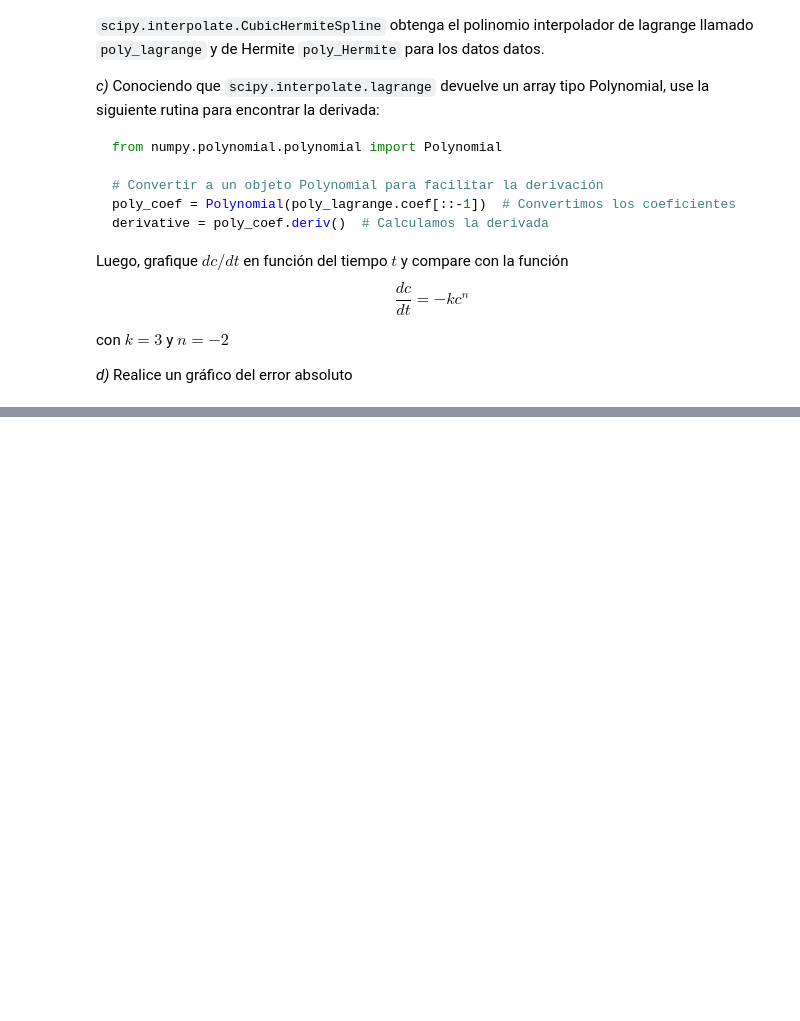
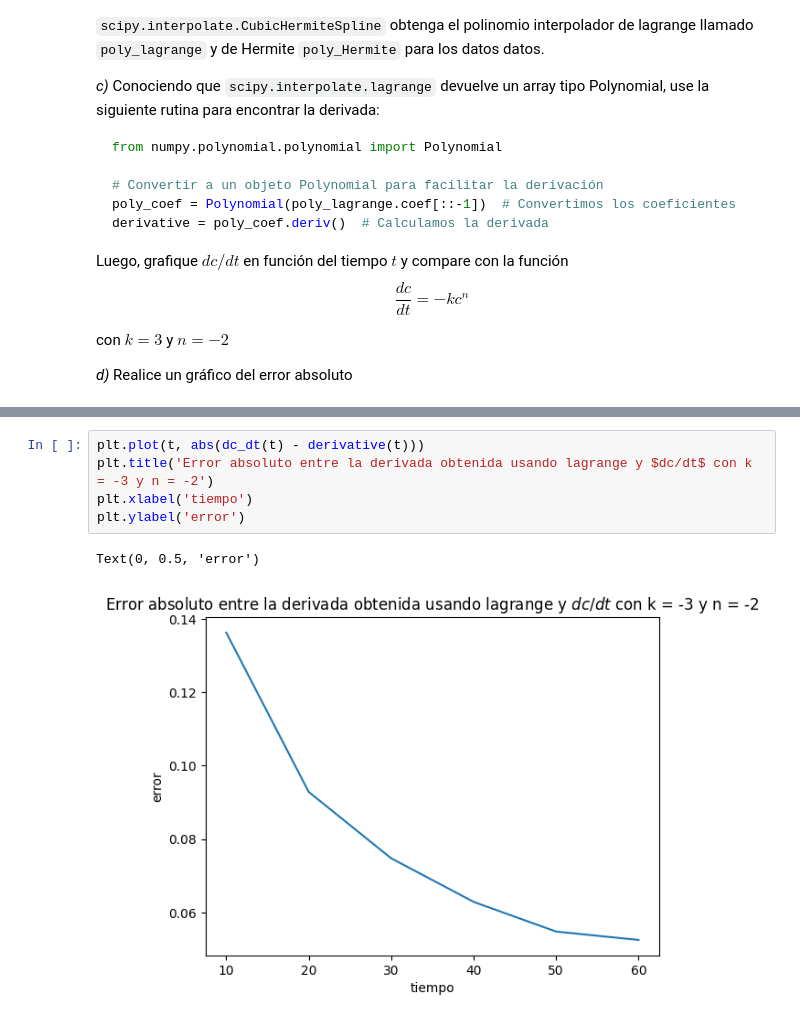
Before and after one commit to hernansalinas/CursoMetodosComputacionales, a Jupyter notebook: Students/Jaramillo_075/Parciales/Parcial.ipynb, the cells around one changed output, grey strips where cells are left out. Cells and saved outputs as stored; diff of their text form; blank space fills up the shorter version.

```diff
--- a/Students/Jaramillo_075/Parciales/Parcial.ipynb
+++ b/Students/Jaramillo_075/Parciales/Parcial.ipynb
@@ -261,0 +306,8 @@ AttributeError: 'poly1d' object has no attribute 'Poly1d'
+# %%
+plt.plot(t, abs(dc_dt(t) - derivative(t)))
+plt.title('Error absoluto entre la derivada obtenida usando lagrange y $dc/dt$ con k = -3 y n = -2')
+plt.xlabel('tiempo')
+plt.ylabel('error')
+# %% [output]
+Text(0, 0.5, 'error')
+[figure, added]
```
Also changed, not shown: parts of 12 cells of this notebook.
